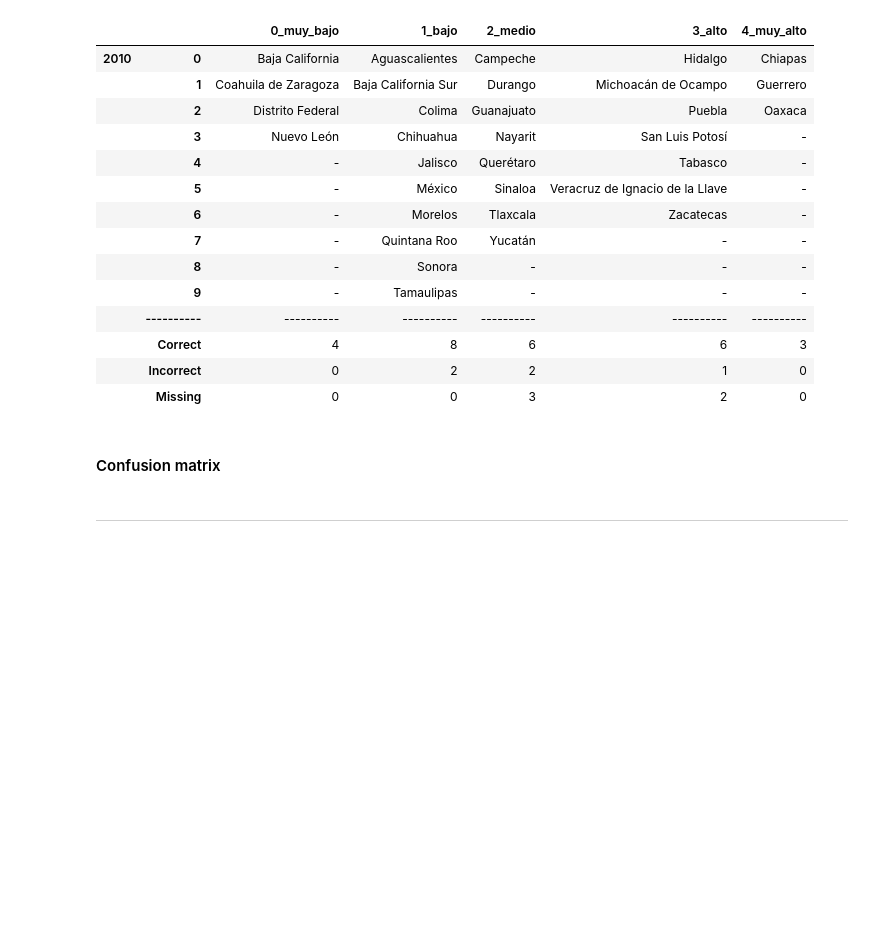
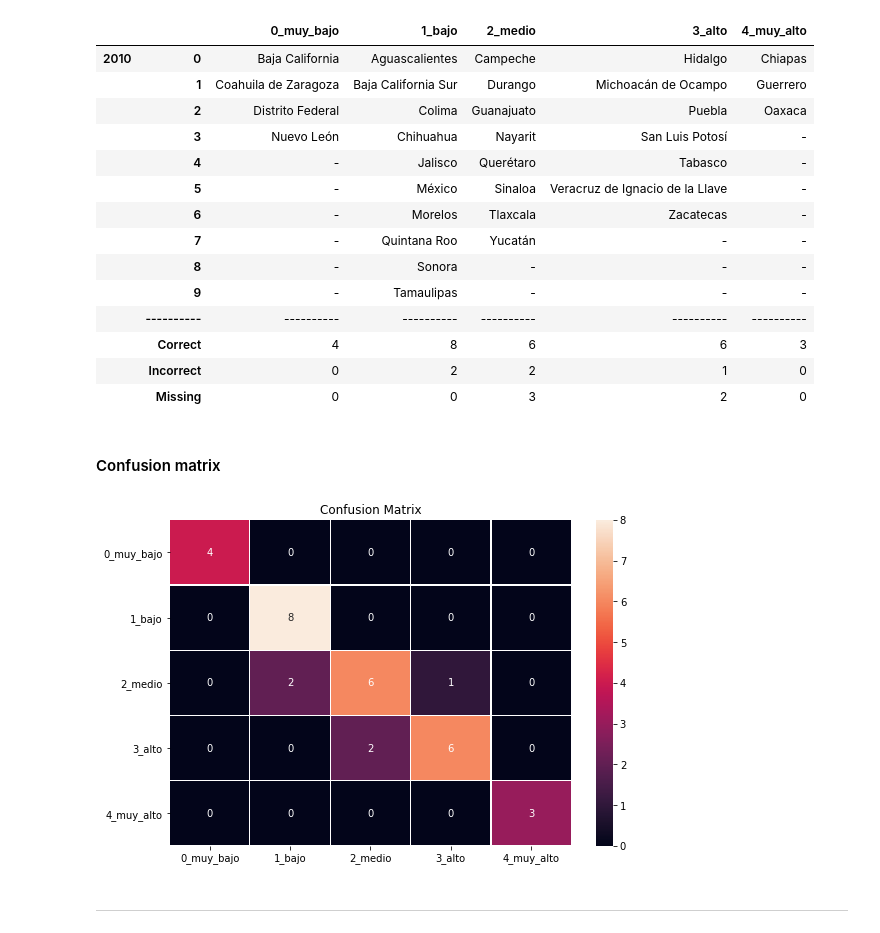
Before and after one commit to AnaTorresR/PracticaFinalMNO, a Jupyter notebook: notebooks/cluster_analysis.ipynb, the cells around one changed output. Cells and saved outputs as stored; diff of their text form; code cells hidden in the pictures; blank space fills up the shorter version.

Commit message:
Adding code for confusion matrix

```diff
--- a/notebooks/cluster_analysis.ipynb
+++ b/notebooks/cluster_analysis.ipynb
@@ -120,6 +124,10 @@ c_df
 |  | Missing | 0 | 0 | 3 | 2 | 0 |
 # %% [markdown]
 #### Confusion matrix
+# %%
+display_confusion_matrix(df_ime)
+# %% [output]
+[figure, added]
 # %% [markdown]
 ---
 # %% [markdown]
```
Also changed, not shown: parts of 14 cells of this notebook, 1 other file.
